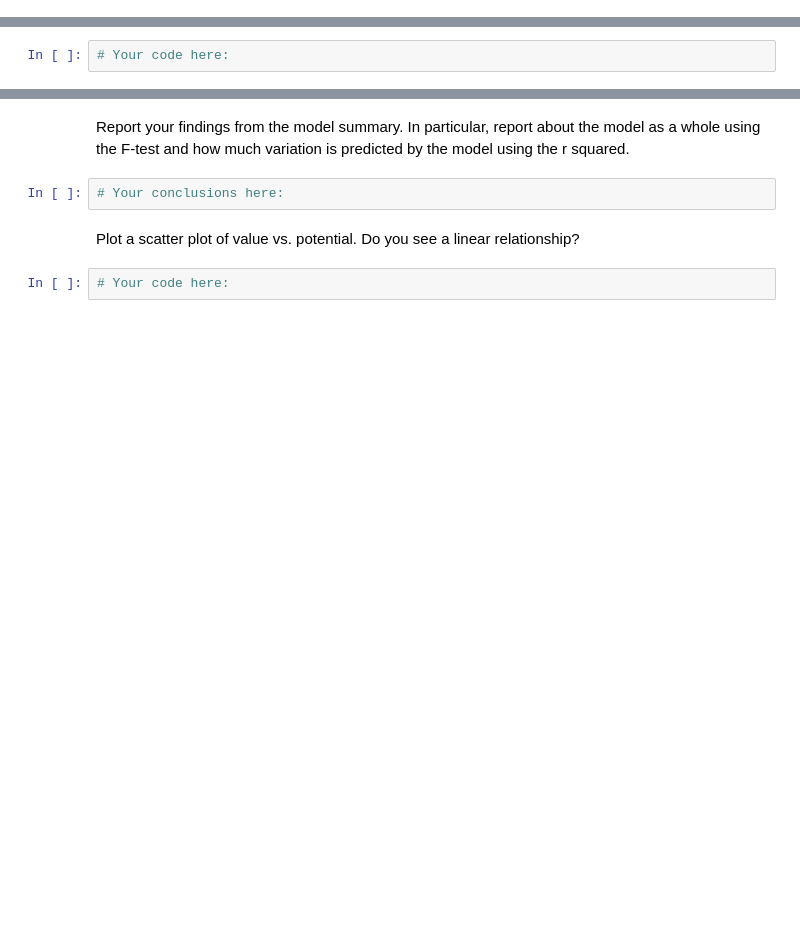
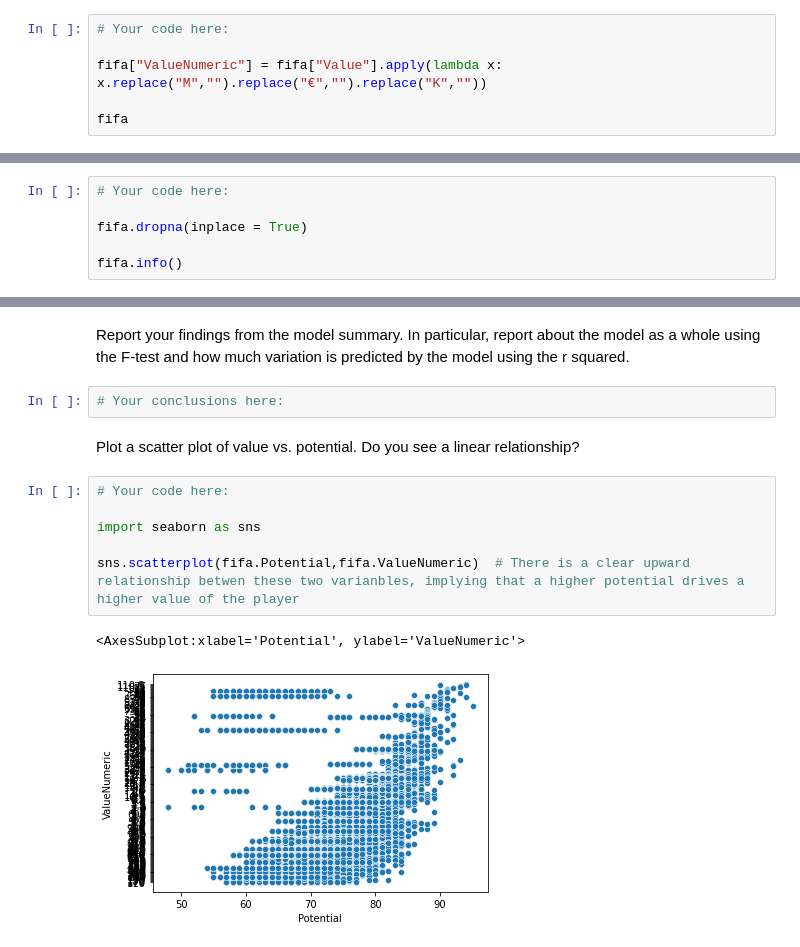
Before and after one commit to ta-datapt-bcn/lab-correlation-tests-with-scipy, a Jupyter notebook: your-code/main.ipynb, the cells around one changed output, grey strips where cells are left out. Drawn from its saved outputs; the diff is of its cells as text; blank space fills up the shorter version.

```diff
--- a/your-code/main.ipynb
+++ b/your-code/main.ipynb
@@ -24,0 +35,6 @@ Player's values are expressed in millions of euros. We would like this column to
+# %%
+# Your code here:
+
+fifa["ValueNumeric"] = fifa["Value"].apply(lambda x: x.replace("M","").replace("€","").replace("K",""))
+
+fifa
@@ -38,3 +70,7 @@ What is your conclusion from this ANOVA?
 After looking at a model of both preffered foot and position, we decide to create an ANOVA table for nationality. Create an ANOVA table for numeric value as a function of nationality.
 # %%
 # Your code here:
+
+fifa.dropna(inplace = True)
+
+fifa.info()
@@ -68,5 +149,12 @@ Report your findings from the model summary. In particular, report about the mod
 # Your conclusions here:
 # %% [markdown]
 Plot a scatter plot of value vs. potential. Do you see a linear relationship?
-# %%
-# Your code here:
+# %%
+# Your code here:
+
+import seaborn as sns
+
+sns.scatterplot(fifa.Potential,fifa.ValueNumeric)  # There is a clear upward relationship betwen these two varianbles, implying that a higher potential drives a higher value of the player
+# %% [output]
+<AxesSubplot:xlabel='Potential', ylabel='ValueNumeric'>
+[figure, added]
```
Also changed, not shown: parts of 12 cells of this notebook.
